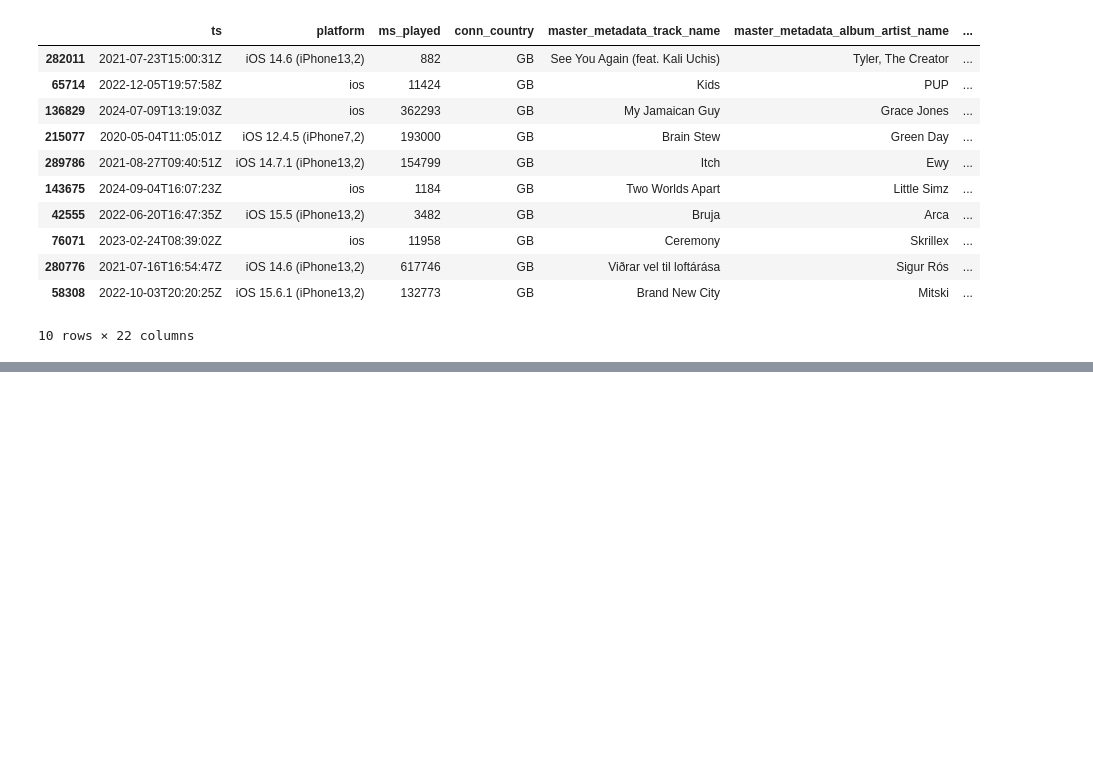
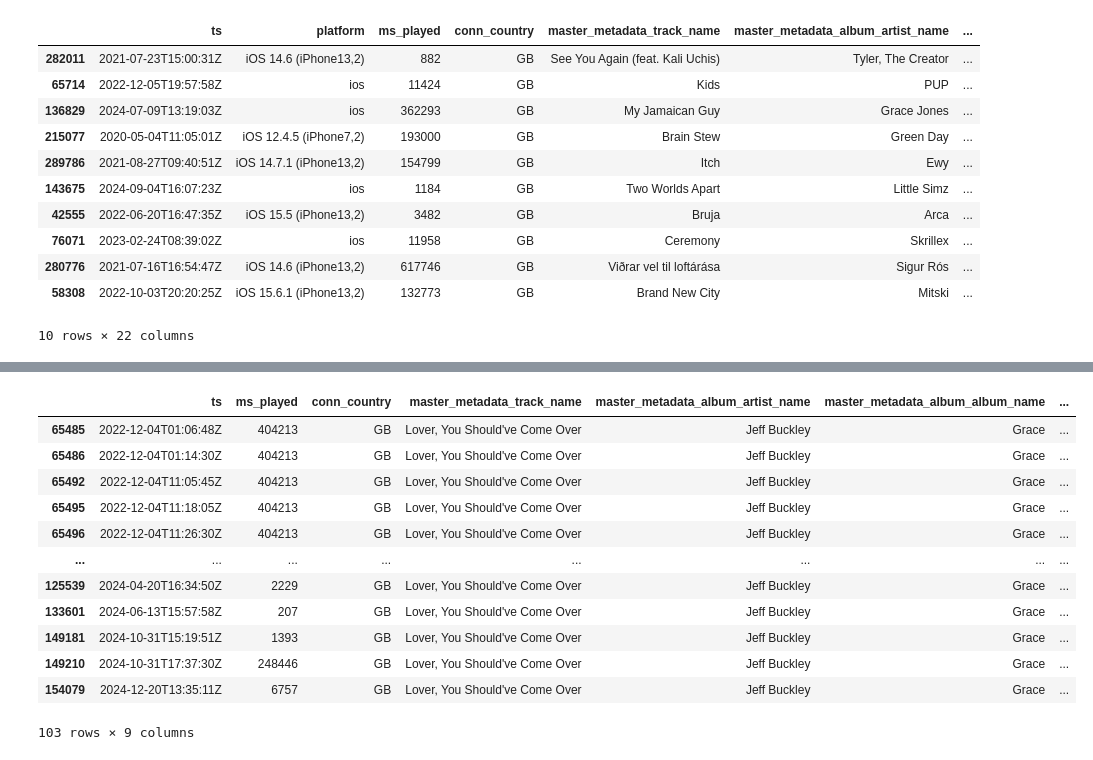
Before and after one commit to whatsername07/Data-Analysis-on-Spotify-Streaming-History, a Jupyter notebook: data-cleaning.ipynb, the cells around one changed output, grey strips where cells are left out. Cells and saved outputs as stored; diff of their text form; code cells hidden in the pictures; blank space fills up the shorter version.

Commit message:
Removed columns unrelated to my analysis

```diff
--- a/data-cleaning.ipynb
+++ b/data-cleaning.ipynb
@@ -38,0 +53,28 @@ fullHistory = fullHistory.drop(
+# %%
+# drop irrelevant columns
+fullHistory = fullHistory.drop(
+    columns=[
+        "platform",
+        "spotify_track_uri",
+        "shuffle",
+        "offline",
+        "offline_timestamp",
+        "incognito_mode"
+    ]
+)
+# %%
+fullHistory[fullHistory['master_metadata_track_name'] == "Lover, You Should've Come Over"]
+# %% [output]
+|  | ts | ms_played | conn_country | master_metadata_track_name | master_metadata_album_artist_name | master_metadata_album_album_name | ... |
+| 65485 | 2022-12-04T01:06:48Z | 404213 | GB | Lover, You Should've Come Over | Jeff Buckley | Grace | ... |
+| 65486 | 2022-12-04T01:14:30Z | 404213 | GB | Lover, You Should've Come Over | Jeff Buckley | Grace | ... |
+| 65492 | 2022-12-04T11:05:45Z | 404213 | GB | Lover, You Should've Come Over | Jeff Buckley | Grace | ... |
+| 65495 | 2022-12-04T11:18:05Z | 404213 | GB | Lover, You Should've Come Over | Jeff Buckley | Grace | ... |
+| 65496 | 2022-12-04T11:26:30Z | 404213 | GB | Lover, You Should've Come Over | Jeff Buckley | Grace | ... |
+| ... | ... | ... | ... | ... | ... | ... | ... |
+| 125539 | 2024-04-20T16:34:50Z | 2229 | GB | Lover, You Should've Come Over | Jeff Buckley | Grace | ... |
+| 133601 | 2024-06-13T15:57:58Z | 207 | GB | Lover, You Should've Come Over | Jeff Buckley | Grace | ... |
+| 149181 | 2024-10-31T15:19:51Z | 1393 | GB | Lover, You Should've Come Over | Jeff Buckley | Grace | ... |
+| 149210 | 2024-10-31T17:37:30Z | 248446 | GB | Lover, You Should've Come Over | Jeff Buckley | Grace | ... |
+| 154079 | 2024-12-20T13:35:11Z | 6757 | GB | Lover, You Should've Come Over | Jeff Buckley | Grace | ... |
+103 rows × 9 columns
```
Also changed, not shown: parts of 1 cell of this notebook.
